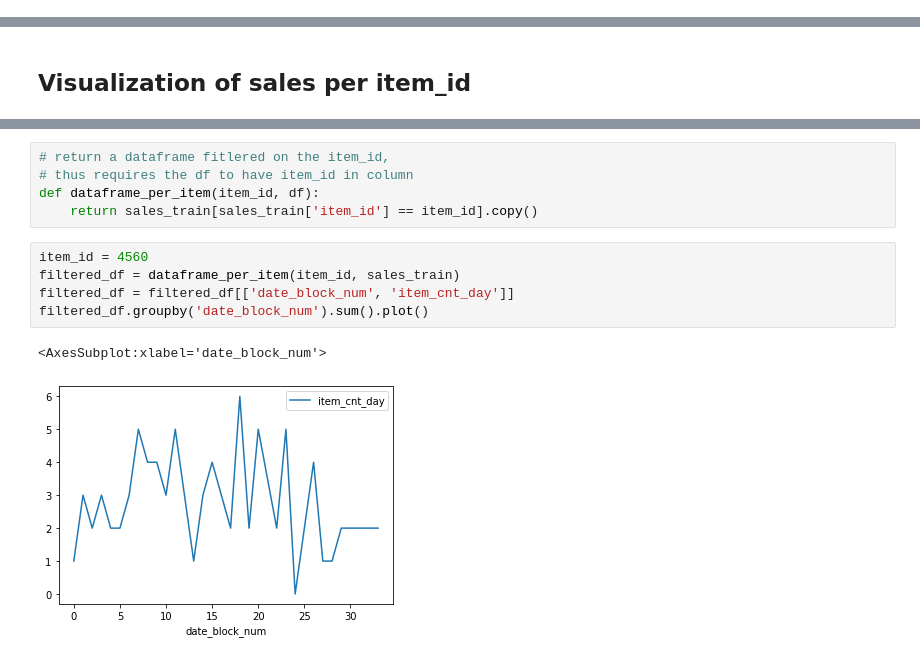
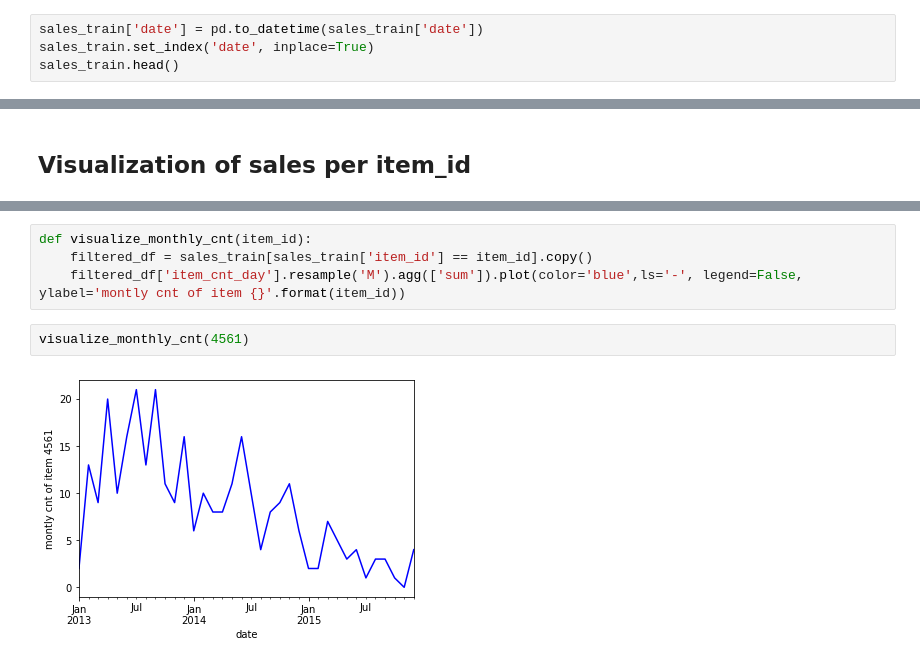
Before and after one commit to ThomasLeMontagner/Predict_Future_Sales, a Jupyter notebook: predict-future-sales.ipynb, the cells around one changed output, grey strips where cells are left out. Cells and saved outputs as stored; diff of their text form.

Commit message:
Kaggle Notebook | Predict_Future_Sales | Version 3

```diff
--- a/predict-future-sales.ipynb
+++ b/predict-future-sales.ipynb
@@ -203,3 +209,7 @@ True
 print('Average of # of times an item is sold : ', sales_train.shape[0] / items.shape[0])
 # %% [output]
 Average of # of times an item is sold :  132.42440234551196
+# %%
+sales_train['date'] = pd.to_datetime(sales_train['date'])
+sales_train.set_index('date', inplace=True)
+sales_train.head()
@@ -246,13 +249,8 @@ sales_per_items.groupby(['date_block_num', 'item_id']).sum()
-# %%
-# return a dataframe fitlered on the item_id,
-# thus requires the df to have item_id in column
-def dataframe_per_item(item_id, df):
-    return sales_train[sales_train['item_id'] == item_id].copy()
-# %%
-item_id = 4560
-filtered_df = dataframe_per_item(item_id, sales_train)
-filtered_df = filtered_df[['date_block_num', 'item_cnt_day']]
-filtered_df.groupby('date_block_num').sum().plot()
-# %% [output]
-<AxesSubplot:xlabel='date_block_num'>
-[figure, removed]
+# %%
+def visualize_monthly_cnt(item_id):
+    filtered_df = sales_train[sales_train['item_id'] == item_id].copy()
+    filtered_df['item_cnt_day'].resample('M').agg(['sum']).plot(color='blue',ls='-', legend=False, ylabel='montly cnt of item {}'.format(item_id))
+# %%
+visualize_monthly_cnt(4561)
+# %% [output]
+[figure, added]
```
Also changed, not shown: parts of 23 cells of this notebook.
